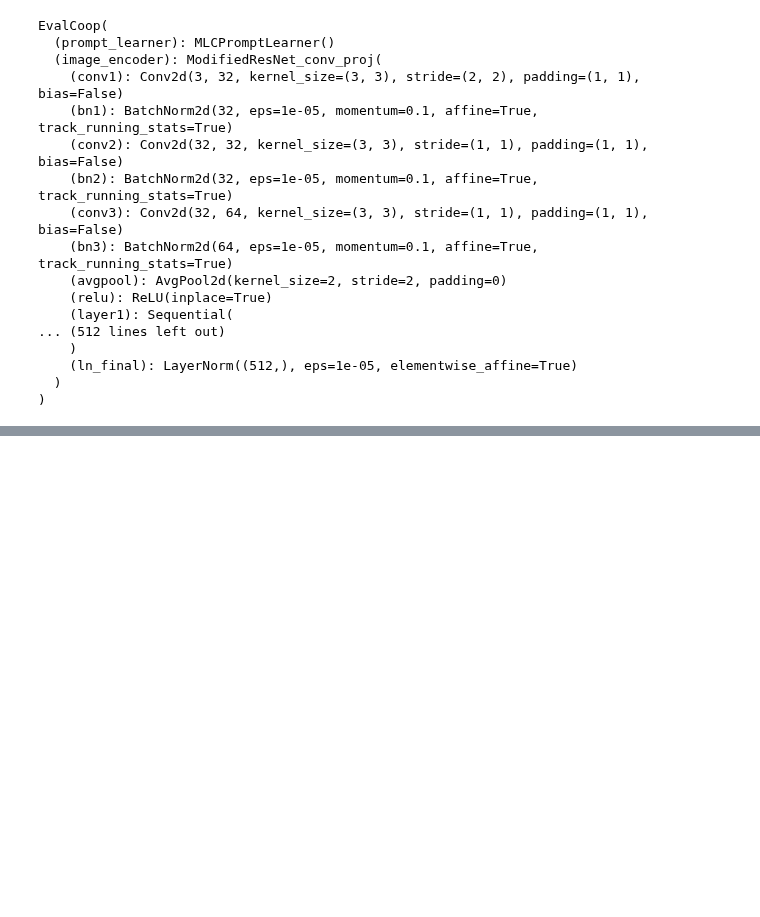
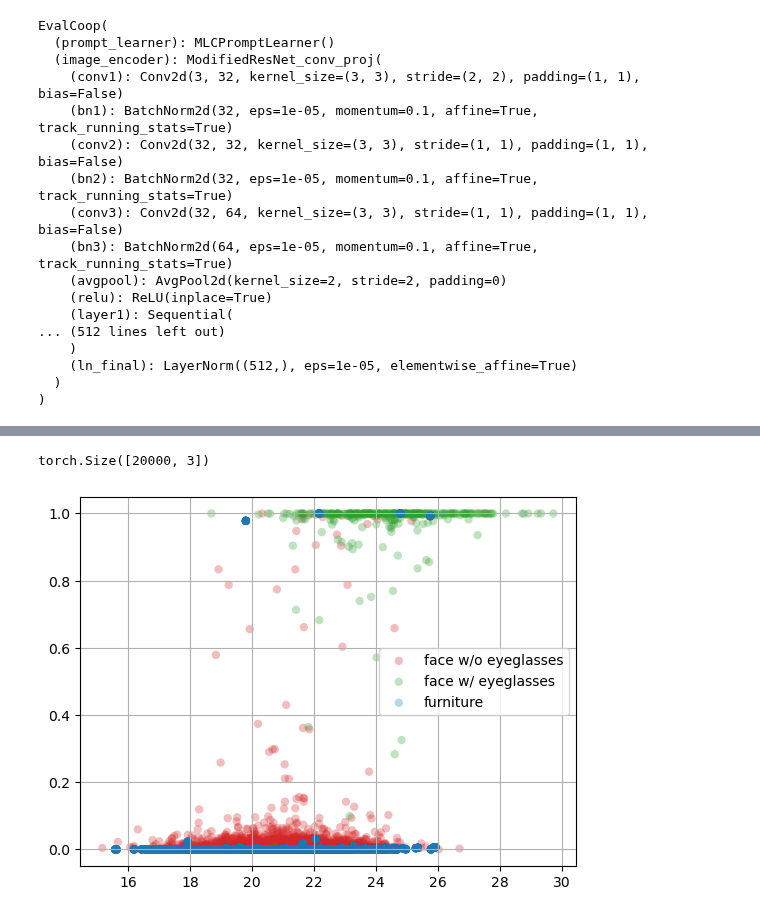
Before and after one commit to wwwfan628/ra_clipscore, a Jupyter notebook: notebooks/coop_test.ipynb, the cells around one changed output, grey strips where cells are left out. Saved outputs shown, nothing was run; the diff lists cells and outputs as text; code cells hidden in the pictures; blank space fills up the shorter version.

```diff
--- a/notebooks/coop_test.ipynb
+++ b/notebooks/coop_test.ipynb
@@ -1280,0 +1358,77 @@ torch.Size([20000, 3])
+# %%
+# read image and text features
+with open('/Users/yifanlu/Desktop/vit32-tmp/img_features_try.pkl', 'rb') as f:
+    img_features = pickle.load(f)
+
+with open('/Users/yifanlu/Desktop/img_labels_eyeglasses.pkl', 'rb') as f:
+    img_labels = pickle.load(f)
+
+text_list = ['male', 'smile', 'eyeglasses']
+text_list_prompt = [f"This is a photo of {item}" for item in text_list]
+device = "cuda" if torch.cuda.is_available() else "cpu"
+text = clip.tokenize(text_list_prompt).to(device)
+clip_model, preprocess = clip.load("ViT-B/32", device=device)
+with torch.no_grad():
+    text_features = clip_model.encode_text(text)
+
+# <I, T>
+img_features = img_features/img_features.norm(dim=-1, keepdim=True)
+text_features = text_features/text_features.norm(dim=-1, keepdim=True)
+original_similarity = (100 * img_features @ text_features.T)
+
+
+# read image and text features
+with open('/Users/yifanlu/Desktop/img_features_local_modified_dualcoop.pkl', 'rb') as f:
+# with open('/Users/yifanlu/PycharmProjects/interpretable_evaluation_metrics/img_features_local.pkl', 'rb') as f:
+    img_features = pickle.load(f)
+
+with open('/Users/yifanlu/Desktop/img_labels_eyeglasses.pkl', 'rb') as f:
+    img_labels = pickle.load(f)
+
+# dual scores
+with torch.no_grad():
+    # normalize features
+    prompts, tokenized_prompts = model.prompt_learner()
+    text_features = model.text_encoder(prompts, tokenized_prompts)
+
+    # normalize features
+    text_features = text_features / text_features.norm(dim=-1, keepdim=True)
+    image_features_norm = img_features / img_features.norm(dim=1, keepdim=True)
+
+    # Class-Specific Region Feature Aggregation
+    output = 20 * F.conv1d(image_features_norm, text_features[:, :, None])  # input [100, 1024, 50] weight [34, 1024, 1] out [100, 34, 50]
+    b, c, _ = output.shape
+    output_half = output[:,  c // 2:]   # [100, 17, 50]
+    w_half = F.softmax(output_half, dim=-1)    # [100, 17, 50]
+    w = torch.cat([w_half, w_half], dim=1)  # [100, 34, 50]
+    output = 5 * (output * w).sum(-1)   # [100, 34]
+
+    b, c = output.shape
+
+    # convert the shape of logits to [b, 2, num_attrs]
+    logits = output.resize(b, 2, c//2)  # [100, 2, 17]
+    Softmax = torch.nn.Softmax(dim=1)
+    dual_scores = Softmax(logits).cpu()[:, 1]
+    print(dual_scores.shape)
+
+# Plotting
+fig, ax = plt.subplots()
+
+x_0 = original_similarity[img_labels==0][:, 2]
+y_0 = dual_scores[img_labels==0][:, 2]
+x_1 = original_similarity[img_labels==1][:, 2]
+y_1 = dual_scores[img_labels==1][:, 2]
+x_2 = original_similarity[img_labels==2][:, 2]
+y_2 = dual_scores[img_labels==2][:, 2]
+ax.scatter(x_0, y_0, c='tab:red', alpha=0.3, edgecolors='none', label='face w/o eyeglasses')
+ax.scatter(x_1, y_1, c='tab:green', alpha=0.3, edgecolors='none', label='face w/ eyeglasses')
+ax.scatter(x_2, y_2, c='tab:blue', alpha=0.3, edgecolors='none', label='furniture')
+
+ax.legend()
+ax.grid(True)
+
+plt.savefig('eyeglasses.png')
+plt.show()
+# %% [output]
+torch.Size([20000, 3])
+[figure, added]
```
Also changed, not shown: parts of 5 cells of this notebook, 10 other files.
